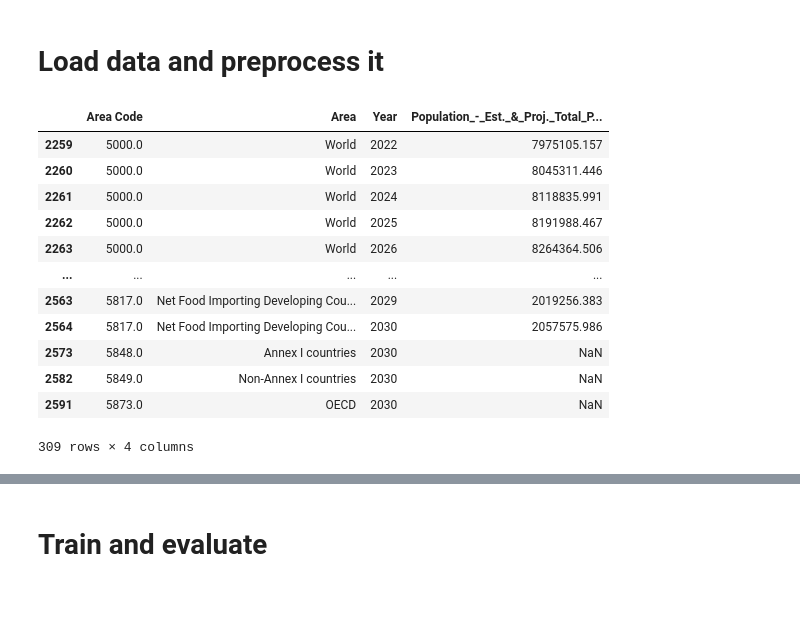
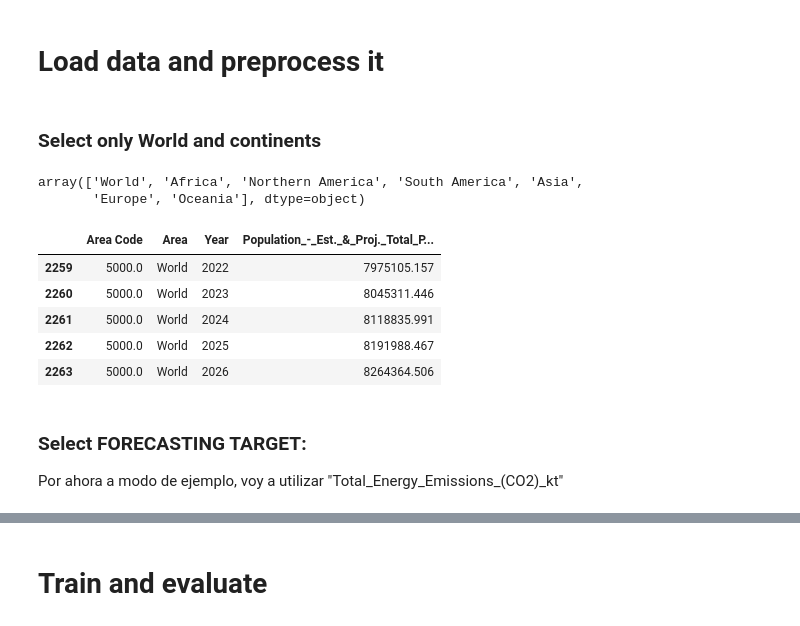
Before and after one commit to ezemriv/FAO-Food-CO2-Footprint, a Jupyter notebook: country_emissions/02_forecasting_emissions.ipynb, the cells around one changed output, grey strips where cells are left out. Saved outputs shown, nothing was run; the diff lists cells and outputs as text; code cells hidden in the pictures; blank space fills up the shorter version.

```diff
--- a/country_emissions/02_forecasting_emissions.ipynb
+++ b/country_emissions/02_forecasting_emissions.ipynb
@@ -52,19 +60,26 @@ data = data[data['Area Code'] > 1000]
+# %% [markdown]
+### Select only World and continents
+# %%
+selected_regions = [5000, 5100, 5203, 5207, 5300, 5400, 5500]
+data = data[data['Area Code'].isin(selected_regions)]
+# %%
+data.Area.unique()
+# %% [output]
+array(['World', 'Africa', 'Northern America', 'South America', 'Asia',
+       'Europe', 'Oceania'], dtype=object)
 # %%
 projections = pd.read_parquet(r'..\data\FAOSTAT\clean_data\all_tables_processed\population_projections.parquet')
-projections = projections[projections['Area Code'] > 1000]
+projections = projections[projections['Area Code'].isin(selected_regions)]
 # %%
-projections
+projections.head()
 # %% [output]
 |  | Area Code | Area | Year | Population_-_Est._&_Proj._Total_P... |
 | 2259 | 5000.0 | World | 2022 | 7975105.157 |
 | 2260 | 5000.0 | World | 2023 | 8045311.446 |
 | 2261 | 5000.0 | World | 2024 | 8118835.991 |
 | 2262 | 5000.0 | World | 2025 | 8191988.467 |
 | 2263 | 5000.0 | World | 2026 | 8264364.506 |
-| ... | ... | ... | ... | ... |
-| 2563 | 5817.0 | Net Food Importing Developing Cou... | 2029 | 2019256.383 |
-| 2564 | 5817.0 | Net Food Importing Developing Cou... | 2030 | 2057575.986 |
-| 2573 | 5848.0 | Annex I countries | 2030 | NaN |
-| 2582 | 5849.0 | Non-Annex I countries | 2030 | NaN |
-| 2591 | 5873.0 | OECD | 2030 | NaN |
-309 rows × 4 columns
+# %% [markdown]
+### Select FORECASTING TARGET:
+
+Por ahora a modo de ejemplo, voy a utilizar "Total_Energy_Emissions_(CO2)_kt"
```
Also changed, not shown: parts of 27 cells of this notebook, 7 other files.
